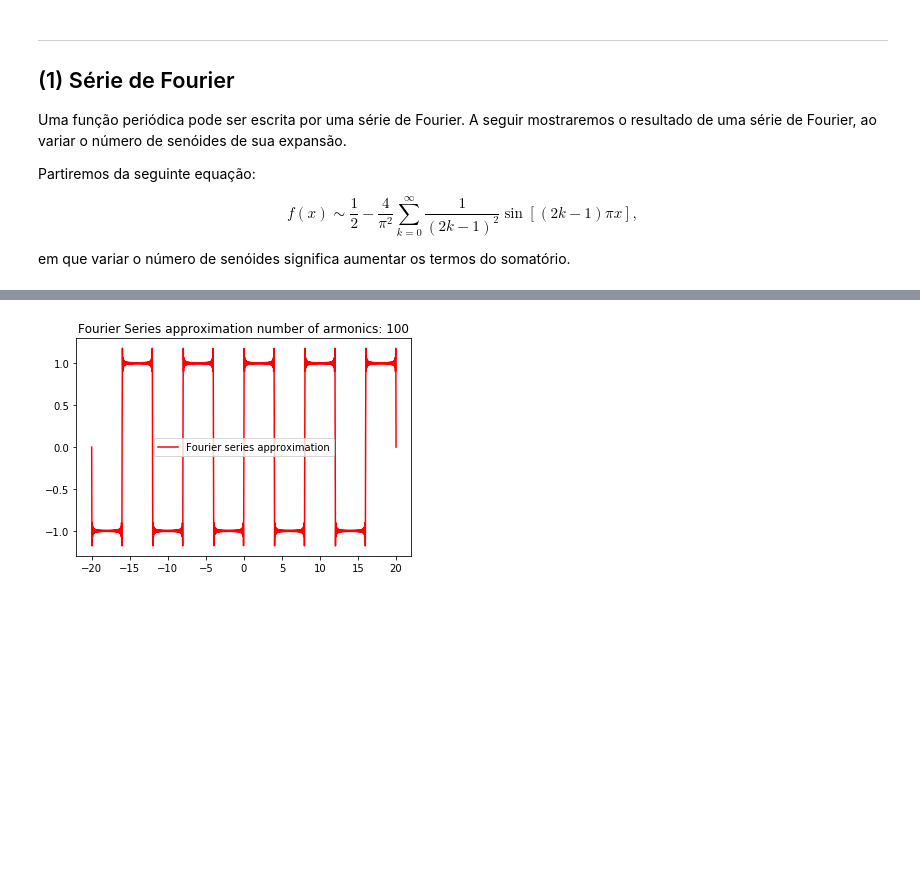
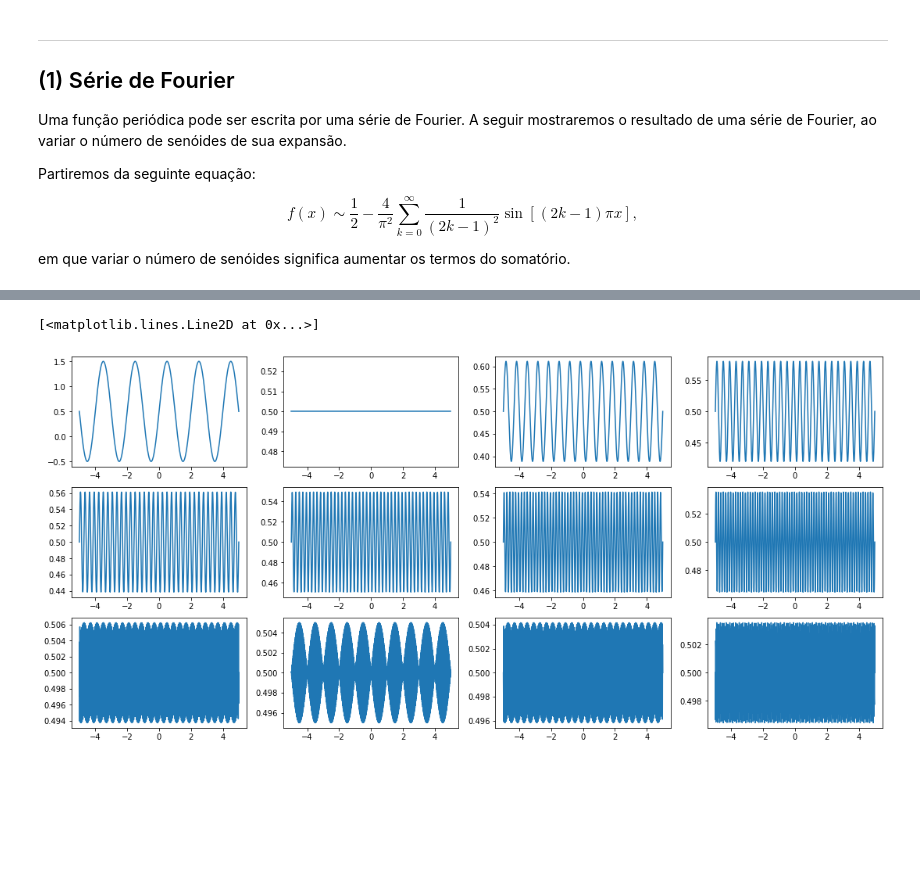
Before and after one commit to achiaver/computer_vision, a Jupyter notebook: trabalho_06/notebooks/trabalho_06.ipynb, the cells around one changed output, grey strips where cells are left out. Saved outputs shown, nothing was run; the diff lists cells and outputs as text; code cells hidden in the pictures; blank space fills up the shorter version.

```diff
--- a/trabalho_06/notebooks/trabalho_06.ipynb
+++ b/trabalho_06/notebooks/trabalho_06.ipynb
@@ -67,3 +101,20 @@ em que variar o número de senóides significa aumentar os termos do somatório.
+# %%
+def bn(n):
+    return (1 / (2*n  - 1)**2)
+# %%
+def fourier_series(x, n):
+    f = 0.5
+    if n == 0:
+        f = f - bn(n) * np.sin(wn(n) * x)
+    else:
+        for i in range(1, n):
+            f = f - bn(n) * np.sin(wn(n) * x)
+
+    return f
+# %%
+for n in range(n_max + 1):
+    for x in range(x_.size):
+        Fn[n, x] = fourier_series(x_[x], n)
 # %%
 def plota(img):
     num = len(img)
@@ -125,2 +130,0 @@ def wn(n):
-# %%
-x_ = np.linspace(-20,20,10000)
@@ -134,7 +131,37 @@ for i in x_:
-# %%
-plt.plot(x_, f, color = "red", label = "Fourier series approximation")
-plt.title("Fourier Series approximation number of armonics: "+str(armonics))
-plt.legend()
-plt.show()
-# %% [output]
-[figure, removed]
+# %%
+fig = plt.figure(figsize = (15, 9), constrained_layout = True)
+
+grid = plt.GridSpec(4, 4, fig)
+
+ax0 = fig.add_subplot(grid[0, 0])
+ax1 = fig.add_subplot(grid[0, 1])#, sharey = ax0)
+ax2 = fig.add_subplot(grid[0, 2])#, sharey = ax0)
+ax3 = fig.add_subplot(grid[0, 3])#, sharey = ax0)
+
+ax0.plot(x_, Fn[0])
+ax1.plot(x_, Fn[1])
+ax2.plot(x_, Fn[2])
+ax3.plot(x_, Fn[3])
+
+ax4 = fig.add_subplot(grid[1, 0])#, sharey = ax0)
+ax5 = fig.add_subplot(grid[1, 1])#, sharey = ax0)
+ax6 = fig.add_subplot(grid[1, 2])#, sharey = ax0)
+ax7 = fig.add_subplot(grid[1, 3])#, sharey = ax0)
+
+ax4.plot(x_, Fn[4])
+ax5.plot(x_, Fn[5])
+ax6.plot(x_, Fn[6])
+ax7.plot(x_, Fn[7])
+
+ax8 = fig.add_subplot(grid[2, 0])#, sharey = ax0)
+ax9 = fig.add_subplot(grid[2, 1])#, sharey = ax0)
+ax10 = fig.add_subplot(grid[2, 2])#, sharey = ax0)
+ax11 = fig.add_subplot(grid[2, 3])#, sharey = ax0)
+
+ax8.plot(x_, Fn[40])
+ax9.plot(x_, Fn[50])
+ax10.plot(x_, Fn[60])
+ax11.plot(x_, Fn[70])
+# %% [output]
+[<matplotlib.lines.Line2D at 0x...>]
+[figure, added]
```
Also changed, not shown: parts of 19 cells of this notebook.
